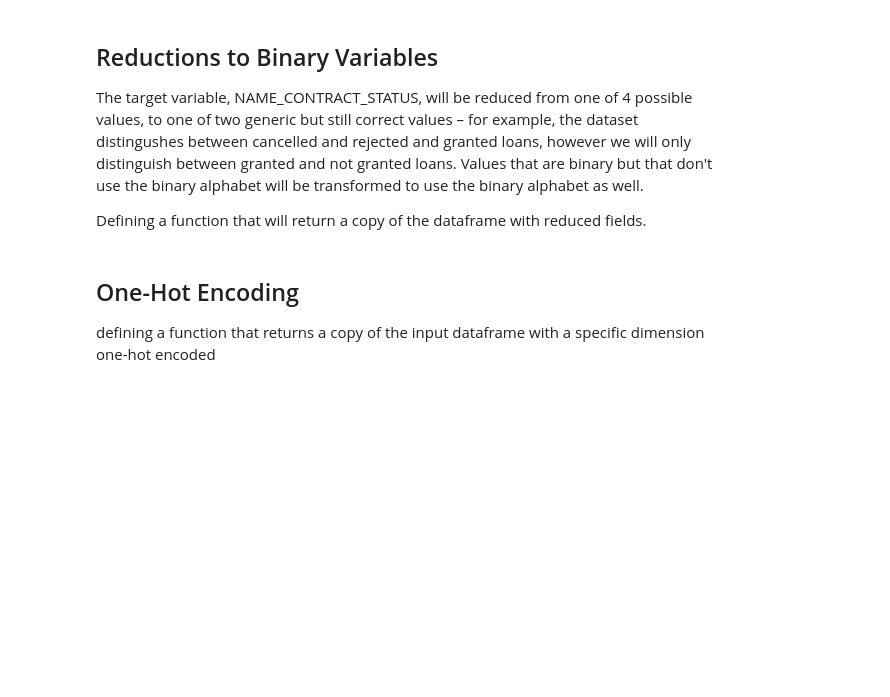
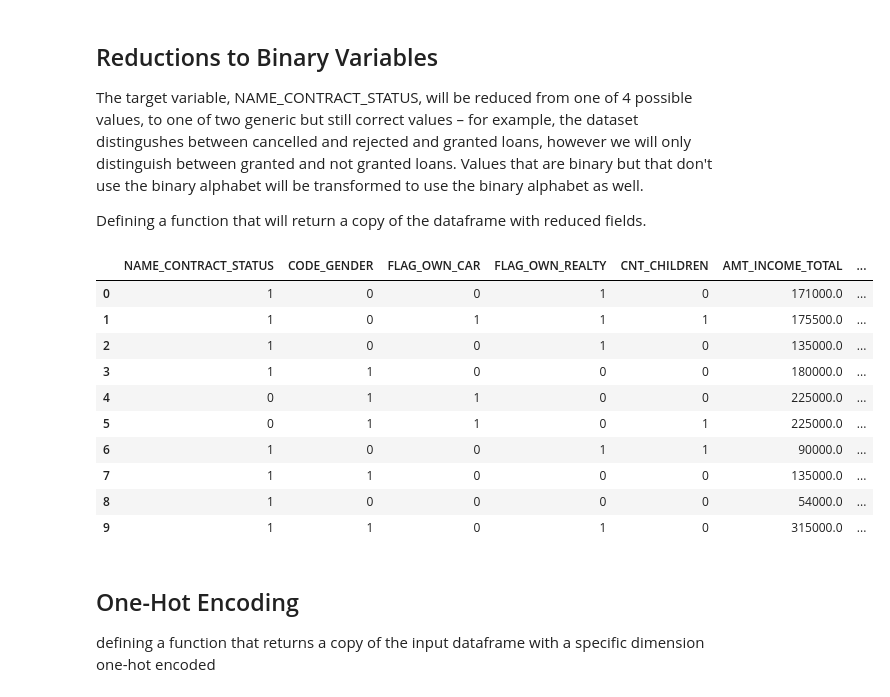
Before and after one commit to DanielHunte/Credit-Analysis, a Jupyter notebook: model-selection.ipynb, the cells around one changed output. Drawn from its saved outputs; the diff is of its cells as text; code cells hidden in the pictures; blank space fills up the shorter version.

```diff
--- a/model-selection.ipynb
+++ b/model-selection.ipynb
@@ -55,18 +55,25 @@ def reduce(df, name, value):
     df_reduced.insert(loc=idx_name, column=name, value=reduced)
     return df_reduced
 # %%
-reductions = [
-    ('NAME_CONTRACT_STATUS', 'Approved'),   # 1 if approved else 0
-    ('CODE_GENDER', 'M'),   # 1 if male else 0
-    ('FLAG_OWN_CAR', 'Y'),  # 1 if owns car else 0
-    ('FLAG_OWN_REALTY', 'Y')    # 1 if owns property else 0
-]
-
 df_reduced = df
-for (col,val) in reductions:
-    df_reduced = reduce(df_reduced, col, val)
+df_reduced = reduce(df_reduced, 'NAME_CONTRACT_STATUS', 'Approved') # 1 if approved else 0
+df_reduced = reduce(df_reduced, 'CODE_GENDER', 'M') # 1 if male else 0
+df_reduced = reduce(df_reduced, 'FLAG_OWN_CAR', 'Y') # 1 if owns car else 0
+df_reduced = reduce(df_reduced, 'FLAG_OWN_REALTY', 'Y') # 1 if owns property else 0
 
 df_reduced.head(10)
+# %% [output]
+|  | NAME_CONTRACT_STATUS | CODE_GENDER | FLAG_OWN_CAR | FLAG_OWN_REALTY | CNT_CHILDREN | AMT_INCOME_TOTAL | ... |
+| 0 | 1 | 0 | 0 | 1 | 0 | 171000.0 | ... |
+| 1 | 1 | 0 | 1 | 1 | 1 | 175500.0 | ... |
+| 2 | 1 | 0 | 0 | 1 | 0 | 135000.0 | ... |
+| 3 | 1 | 1 | 0 | 0 | 0 | 180000.0 | ... |
+| 4 | 0 | 1 | 1 | 0 | 0 | 225000.0 | ... |
+| 5 | 0 | 1 | 1 | 0 | 1 | 225000.0 | ... |
+| 6 | 1 | 0 | 0 | 1 | 1 | 90000.0 | ... |
+| 7 | 1 | 1 | 0 | 0 | 0 | 135000.0 | ... |
+| 8 | 1 | 0 | 0 | 0 | 0 | 54000.0 | ... |
+| 9 | 1 | 1 | 0 | 1 | 0 | 315000.0 | ... |
 # %% [markdown]
 ## One-Hot Encoding
 defining a function that returns a copy of the input dataframe with a specific dimension one-hot encoded
```
Also changed, not shown: parts of 10 cells of this notebook.
